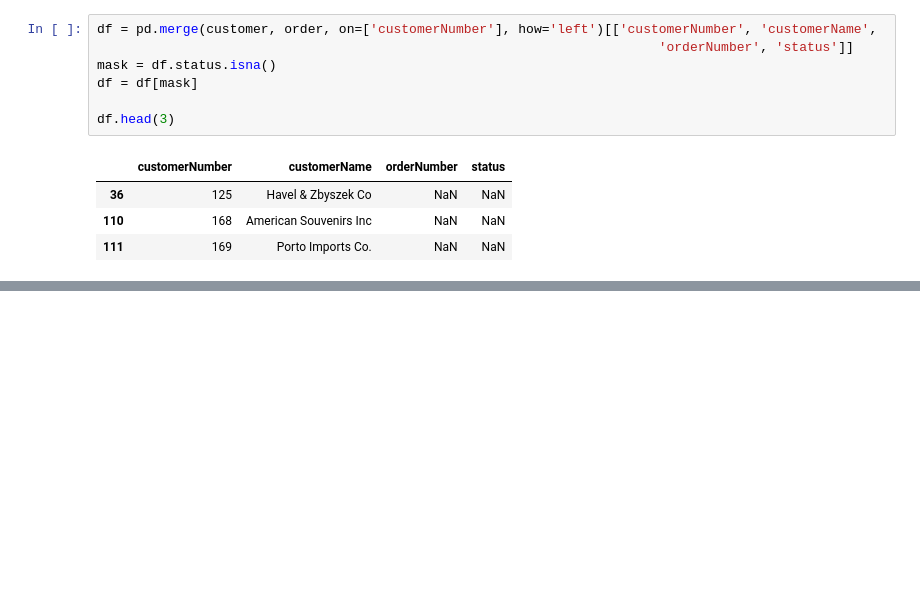
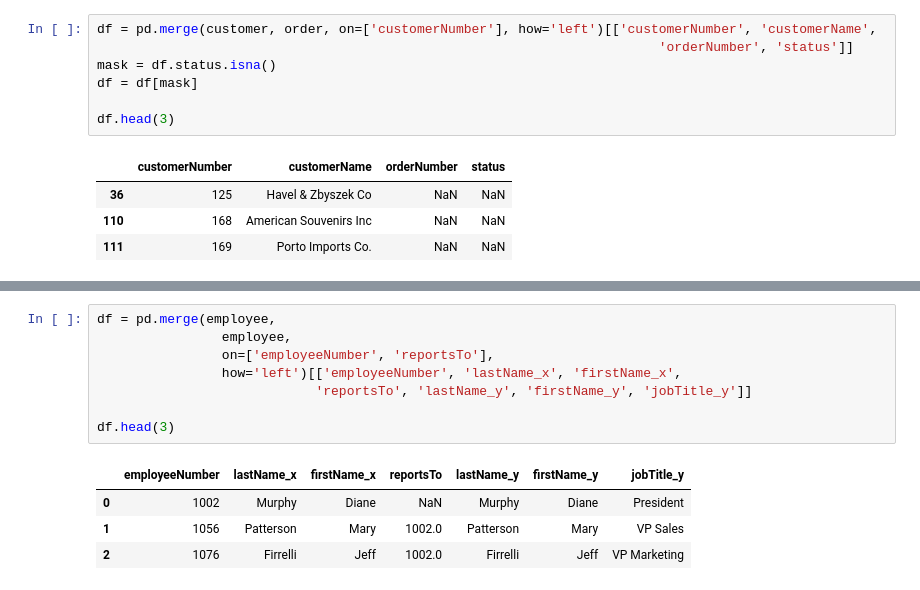
Before and after one commit to SilvioBaratto/pandas-pyspark-tutorial-using-mysampledatabase, a Jupyter notebook: classicmodels.ipynb, the cells around one changed output, grey strips where cells are left out. Saved outputs shown, nothing was run; the diff lists cells and outputs as text; blank space fills up the shorter version.

```diff
--- a/classicmodels.ipynb
+++ b/classicmodels.ipynb
@@ -370,0 +406,13 @@ df.head(3)
+# %%
+df = pd.merge(employee,
+                employee,
+                on=['employeeNumber', 'reportsTo'],
+                how='left')[['employeeNumber', 'lastName_x', 'firstName_x',
+                            'reportsTo', 'lastName_y', 'firstName_y', 'jobTitle_y']]
+
+df.head(3)
+# %% [output]
+|  | employeeNumber | lastName_x | firstName_x | reportsTo | lastName_y | firstName_y | jobTitle_y |
+| 0 | 1002 | Murphy | Diane | NaN | Murphy | Diane | President |
+| 1 | 1056 | Patterson | Mary | 1002.0 | Patterson | Mary | VP Sales |
+| 2 | 1076 | Firrelli | Jeff | 1002.0 | Firrelli | Jeff | VP Marketing |
```
Also changed, not shown: parts of 25 cells of this notebook.
